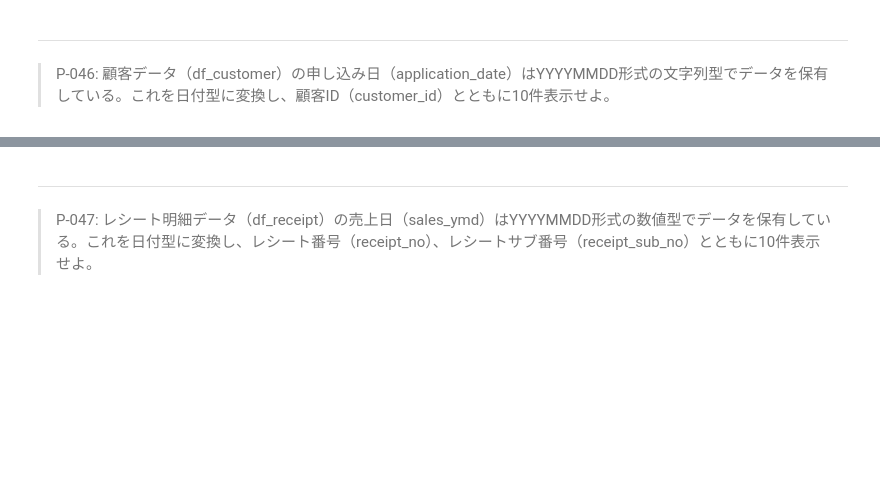
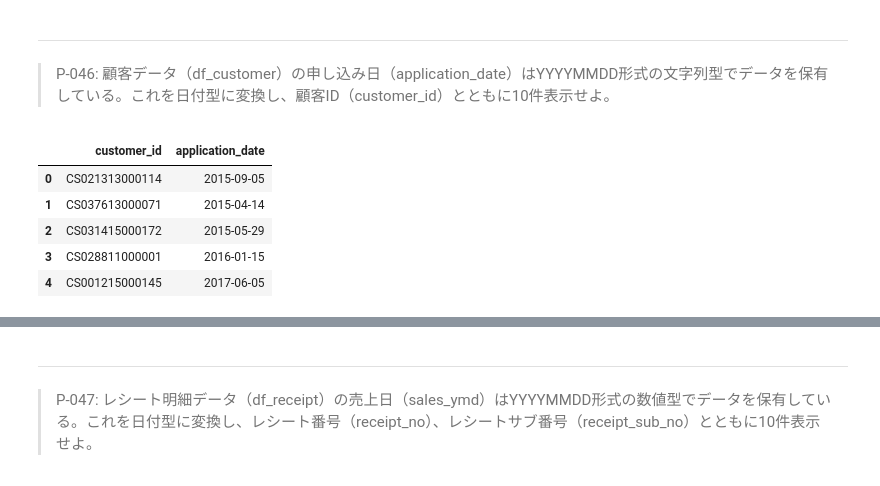
Before and after one commit to libra20/100knocks2, a Jupyter notebook: docker/work/preprocess_knock_Python.ipynb, the cells around one changed output, grey strips where cells are left out. Cells and saved outputs as stored; diff of their text form; code cells hidden in the pictures; blank space fills up the shorter version.

```diff
--- a/docker/work/preprocess_knock_Python.ipynb
+++ b/docker/work/preprocess_knock_Python.ipynb
@@ -912,3 +924,13 @@ dfa.rename(columns={col: col.zfill(2) for col in dfa.columns}).rename_axis(colum
 # %% [markdown]
 ---
 > P-046: 顧客データ（df_customer）の申し込み日（application_date）はYYYYMMDD形式の文字列型でデータを保有している。これを日付型に変換し、顧客ID（customer_id）とともに10件表示せよ。
+# %%
+df_customer['application_date'] = pd.to_datetime(df_customer.application_date)
+df_customer[['customer_id', 'application_date']].head()
+# %% [output]
+|  | customer_id | application_date |
+| 0 | CS021313000114 | 2015-09-05 |
+| 1 | CS037613000071 | 2015-04-14 |
+| 2 | CS031415000172 | 2015-05-29 |
+| 3 | CS028811000001 | 2016-01-15 |
+| 4 | CS001215000145 | 2017-06-05 |
```
Also changed, not shown: parts of 3 cells of this notebook.
